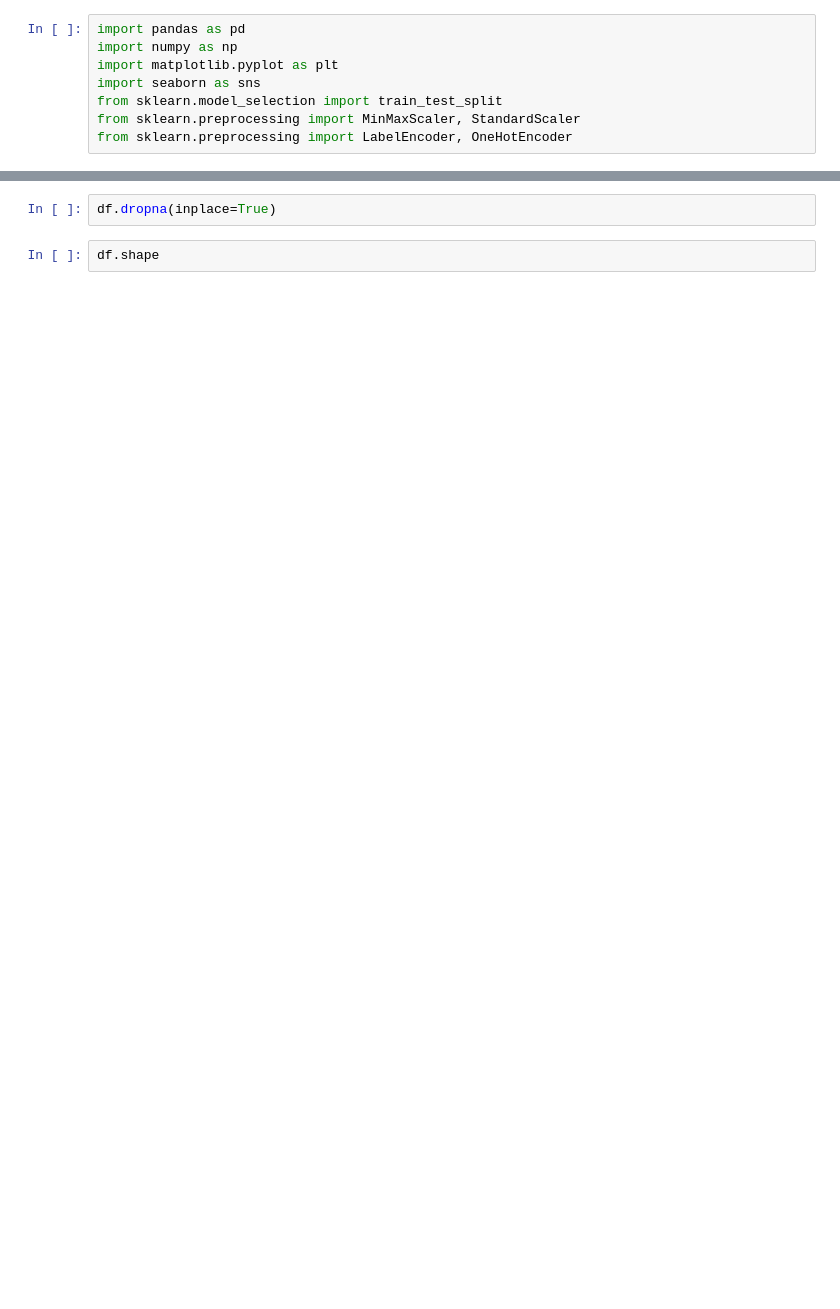
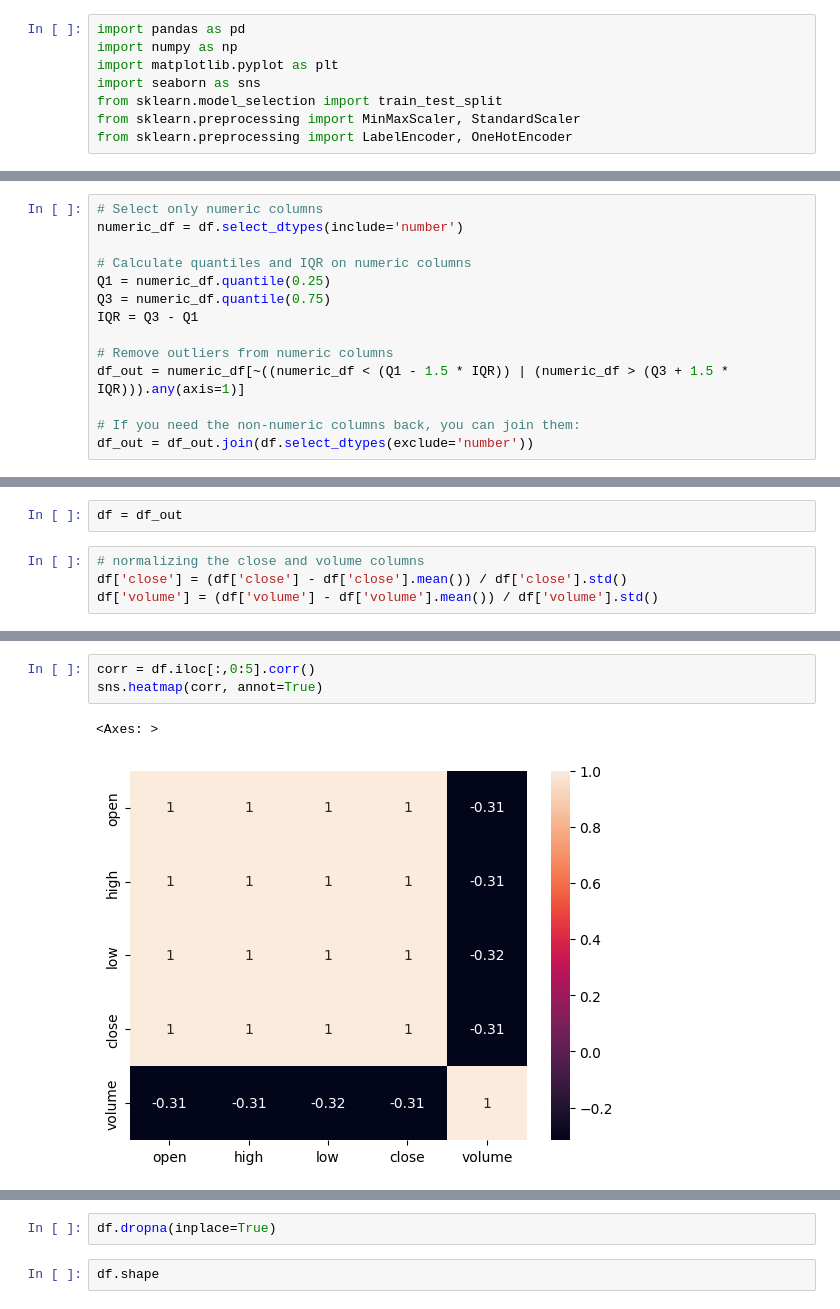
Before and after one commit to adit26data/Predictive_Analysis_DA1_21BCE2651, a Jupyter notebook: Predictive_Analysis_DA_1_21BCE2651.ipynb, the cells around one changed output, grey strips where cells are left out. Drawn from its saved outputs; the diff is of its cells as text; blank space fills up the shorter version.

```diff
--- a/Predictive_Analysis_DA_1_21BCE2651.ipynb
+++ b/Predictive_Analysis_DA_1_21BCE2651.ipynb
@@ -42,0 +114,14 @@ The size of the data is also very huge as compared to the missing values so simp
+# %%
+# Select only numeric columns
+numeric_df = df.select_dtypes(include='number')
+
+# Calculate quantiles and IQR on numeric columns
+Q1 = numeric_df.quantile(0.25)
+Q3 = numeric_df.quantile(0.75)
+IQR = Q3 - Q1
+
+# Remove outliers from numeric columns
+df_out = numeric_df[~((numeric_df < (Q1 - 1.5 * IQR)) | (numeric_df > (Q3 + 1.5 * IQR))).any(axis=1)]
+
+# If you need the non-numeric columns back, you can join them:
+df_out = df_out.join(df.select_dtypes(exclude='number'))
@@ -42,0 +153,6 @@ The size of the data is also very huge as compared to the missing values so simp
+# %%
+df = df_out
+# %%
+# normalizing the close and volume columns
+df['close'] = (df['close'] - df['close'].mean()) / df['close'].std()
+df['volume'] = (df['volume'] - df['volume'].mean()) / df['volume'].std()
@@ -42,0 +163,6 @@ The size of the data is also very huge as compared to the missing values so simp
+# %%
+corr = df.iloc[:,0:5].corr()
+sns.heatmap(corr, annot=True)
+# %% [output]
+<Axes: >
+[figure, added]
```
Also changed, not shown: parts of 109 cells of this notebook.
